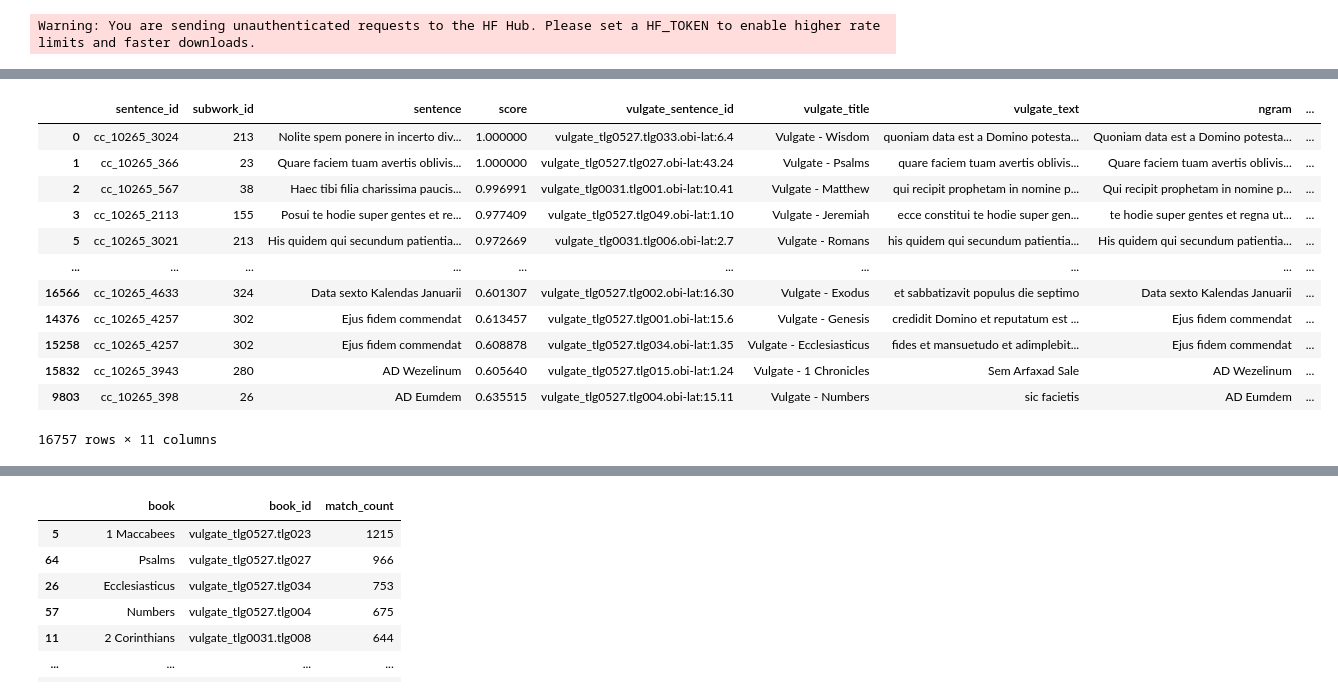
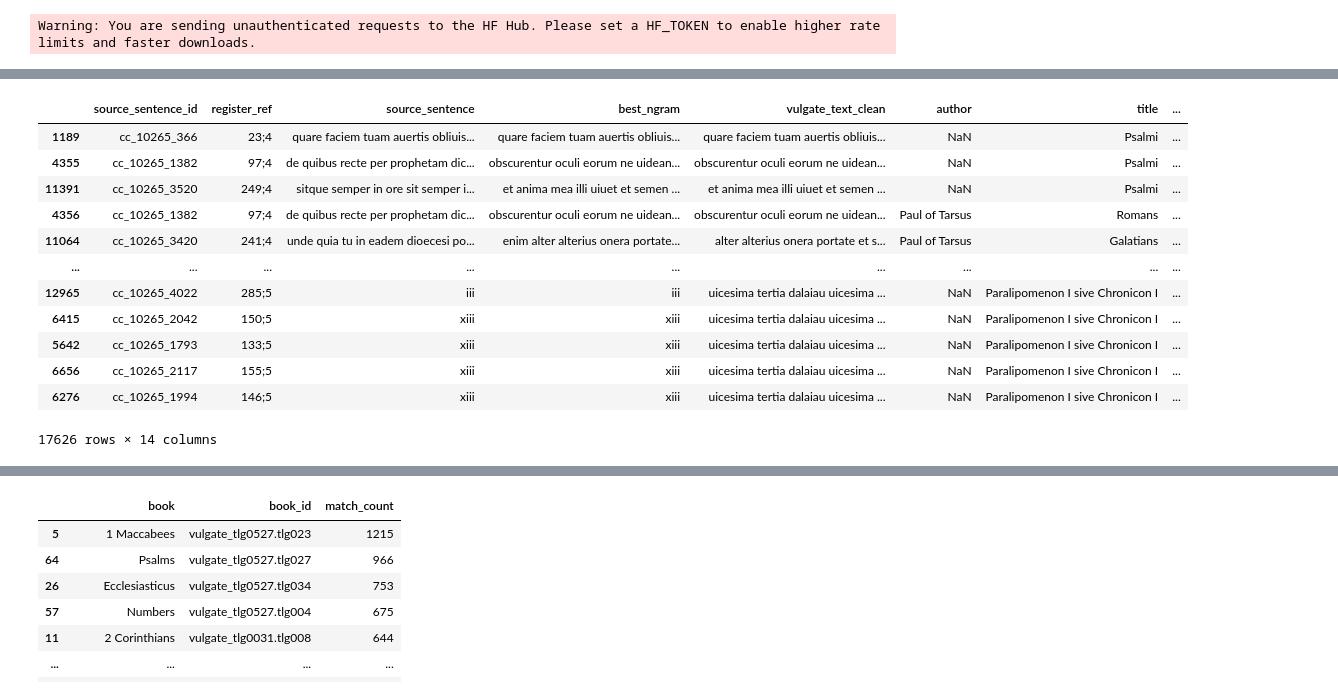
Before and after one commit to CCS-ZCU/latin-textreuse, a Jupyter notebook: scripts/3_textreuse-ngrams.ipynb, the cells around one changed output, grey strips where cells are left out. Saved outputs shown, nothing was run; the diff lists cells and outputs as text; code cells hidden in the pictures.

```diff
--- a/scripts/3_textreuse-ngrams.ipynb
+++ b/scripts/3_textreuse-ngrams.ipynb
@@ -497,0 +73,2 @@ matches_ngrams_df = matches_ngrams_df.sort_values("combined_score", ascending=Fa
+# %%
+vulgate_df["sem_lemmata_string"] = vulgate_df["tokens"].apply(lambda tokens: [t["lemma"] for t in tokens if t["pos"] in ["NOUN", "ADJ", "VERB", "PROPN"]])
@@ -497,0 +143,3 @@ matches_ngrams_df = matches_ngrams_df.sort_values("combined_score", ascending=Fa
+# %%
+tokens = register_df[register_df["sent_text_clean"].str.contains("dominus enim iesus christus")]["tokens"].values[0]
+tokens
@@ -497,0 +605,36 @@ matches_ngrams_df = matches_ngrams_df.sort_values("combined_score", ascending=Fa
+# %%
+matches_rows = []
+
+for _, row in register_df.iterrows():
+    for match_rank, match in enumerate(row["matches"], start=1):
+        matches_rows.append({
+            "source_sentence_id": row["sentence_id"],
+            "register_ref": row["register_ref"],
+            "source_sentence": row["sent_text_clean"],
+            "match_rank_within_sentence": match_rank,
+            "best_ngram": match["best_ngram"],
+            "vulgate_text_clean": match["vulgate_text_clean"],
+            "author": match["author"],
+            "title": match["title"],
+            "chapter": match["chapter"],
+            "verse": match["verse"],
+            "best_raw_score": match["best_raw_score"],
+        })
+
+matches_long_df = pd.DataFrame(matches_rows)
+# %%
+matches_long_df = matches_long_df[
+    [
+        "source_sentence_id",
+        "register_ref",
+        "source_sentence",
+        "best_ngram",
+        "vulgate_text_clean",
+        "author",
+        "title",
+        "chapter",
+        "verse",
+        "best_raw_score",
+    ]
+]
+matches_long_df.head(5)
@@ -570,16 +718,16 @@ merged_df["combined_score"] = merged_df.apply(
 # %%
-merged_df.sort_values("combined_score", ascending=False)
+matches_long_df.sort_values("combined_score", ascending=False)
 # %% [output]
-|  | sentence_id | subwork_id | sentence | score | vulgate_sentence_id | vulgate_title | vulgate_text | ngram | ... |
-| 0 | cc_10265_3024 | 213 | Nolite spem ponere in incerto div... | 1.000000 | vulgate_tlg0527.tlg033.obi-lat:6.4 | Vulgate - Wisdom | quoniam data est a Domino potesta... | Quoniam data est a Domino potesta... | ... |
-| 1 | cc_10265_366 | 23 | Quare faciem tuam avertis oblivis... | 1.000000 | vulgate_tlg0527.tlg027.obi-lat:43.24 | Vulgate - Psalms | quare faciem tuam avertis oblivis... | Quare faciem tuam avertis oblivis... | ... |
-| 2 | cc_10265_567 | 38 | Haec tibi filia charissima paucis... | 0.996991 | vulgate_tlg0031.tlg001.obi-lat:10.41 | Vulgate - Matthew | qui recipit prophetam in nomine p... | Qui recipit prophetam in nomine p... | ... |
-| 3 | cc_10265_2113 | 155 | Posui te hodie super gentes et re... | 0.977409 | vulgate_tlg0527.tlg049.obi-lat:1.10 | Vulgate - Jeremiah | ecce constitui te hodie super gen... | te hodie super gentes et regna ut... | ... |
-| 5 | cc_10265_3021 | 213 | His quidem qui secundum patientia... | 0.972669 | vulgate_tlg0031.tlg006.obi-lat:2.7 | Vulgate - Romans | his quidem qui secundum patientia... | His quidem qui secundum patientia... | ... |
-| ... | ... | ... | ... | ... | ... | ... | ... | ... | ... |
-| 16566 | cc_10265_4633 | 324 | Data sexto Kalendas Januarii | 0.601307 | vulgate_tlg0527.tlg002.obi-lat:16.30 | Vulgate - Exodus | et sabbatizavit populus die septimo | Data sexto Kalendas Januarii | ... |
-| 14376 | cc_10265_4257 | 302 | Ejus fidem commendat | 0.613457 | vulgate_tlg0527.tlg001.obi-lat:15.6 | Vulgate - Genesis | credidit Domino et reputatum est ... | Ejus fidem commendat | ... |
-| 15258 | cc_10265_4257 | 302 | Ejus fidem commendat | 0.608878 | vulgate_tlg0527.tlg034.obi-lat:1.35 | Vulgate - Ecclesiasticus | fides et mansuetudo et adimplebit... | Ejus fidem commendat | ... |
-| 15832 | cc_10265_3943 | 280 | AD Wezelinum | 0.605640 | vulgate_tlg0527.tlg015.obi-lat:1.24 | Vulgate - 1 Chronicles | Sem Arfaxad Sale | AD Wezelinum | ... |
-| 9803 | cc_10265_398 | 26 | AD Eumdem | 0.635515 | vulgate_tlg0527.tlg004.obi-lat:15.11 | Vulgate - Numbers | sic facietis | AD Eumdem | ... |
+|  | source_sentence_id | register_ref | source_sentence | best_ngram | vulgate_text_clean | author | title | ... |
+| 1189 | cc_10265_366 | 23;4 | quare faciem tuam auertis obliuis... | quare faciem tuam auertis obliuis... | quare faciem tuam auertis obliuis... | NaN | Psalmi | ... |
+| 4355 | cc_10265_1382 | 97;4 | de quibus recte per prophetam dic... | obscurentur oculi eorum ne uidean... | obscurentur oculi eorum ne uidean... | NaN | Psalmi | ... |
+| 11391 | cc_10265_3520 | 249;4 | sitque semper in ore sit semper i... | et anima mea illi uiuet et semen ... | et anima mea illi uiuet et semen ... | NaN | Psalmi | ... |
+| 4356 | cc_10265_1382 | 97;4 | de quibus recte per prophetam dic... | obscurentur oculi eorum ne uidean... | obscurentur oculi eorum ne uidean... | Paul of Tarsus | Romans | ... |
+| 11064 | cc_10265_3420 | 241;4 | unde quia tu in eadem dioecesi po... | enim alter alterius onera portate... | alter alterius onera portate et s... | Paul of Tarsus | Galatians | ... |
+| ... | ... | ... | ... | ... | ... | ... | ... | ... |
+| 12965 | cc_10265_4022 | 285;5 | iii | iii | uicesima tertia dalaiau uicesima ... | NaN | Paralipomenon I sive Chronicon I | ... |
+| 6415 | cc_10265_2042 | 150;5 | xiii | xiii | uicesima tertia dalaiau uicesima ... | NaN | Paralipomenon I sive Chronicon I | ... |
+| 5642 | cc_10265_1793 | 133;5 | xiii | xiii | uicesima tertia dalaiau uicesima ... | NaN | Paralipomenon I sive Chronicon I | ... |
+| 6656 | cc_10265_2117 | 155;5 | xiii | xiii | uicesima tertia dalaiau uicesima ... | NaN | Paralipomenon I sive Chronicon I | ... |
+| 6276 | cc_10265_1994 | 146;5 | xiii | xiii | uicesima tertia dalaiau uicesima ... | NaN | Paralipomenon I sive Chronicon I | ... |
-16757 rows × 11 columns
+17626 rows × 14 columns
```
Also changed, not shown: parts of 68 cells of this notebook, 3 other files.
